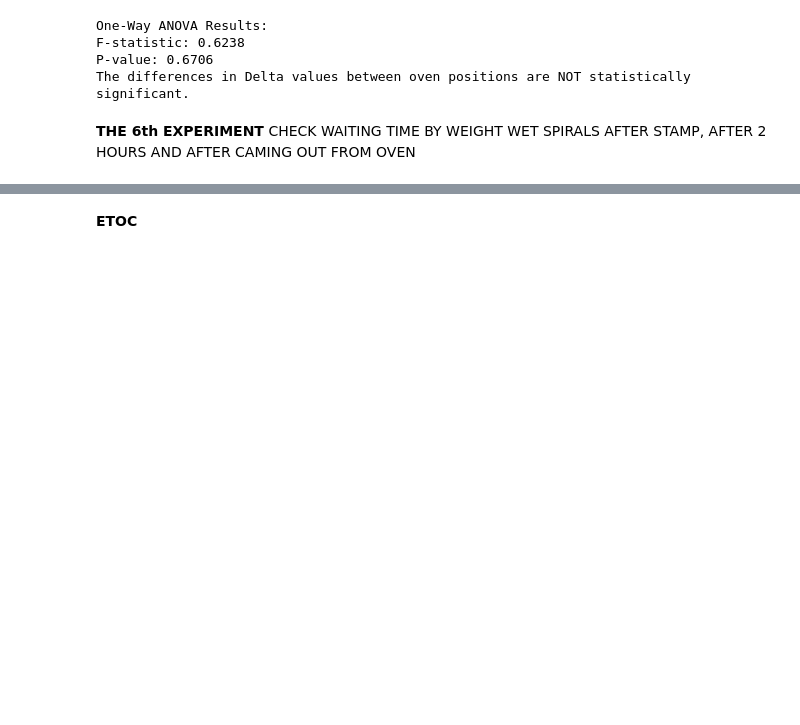
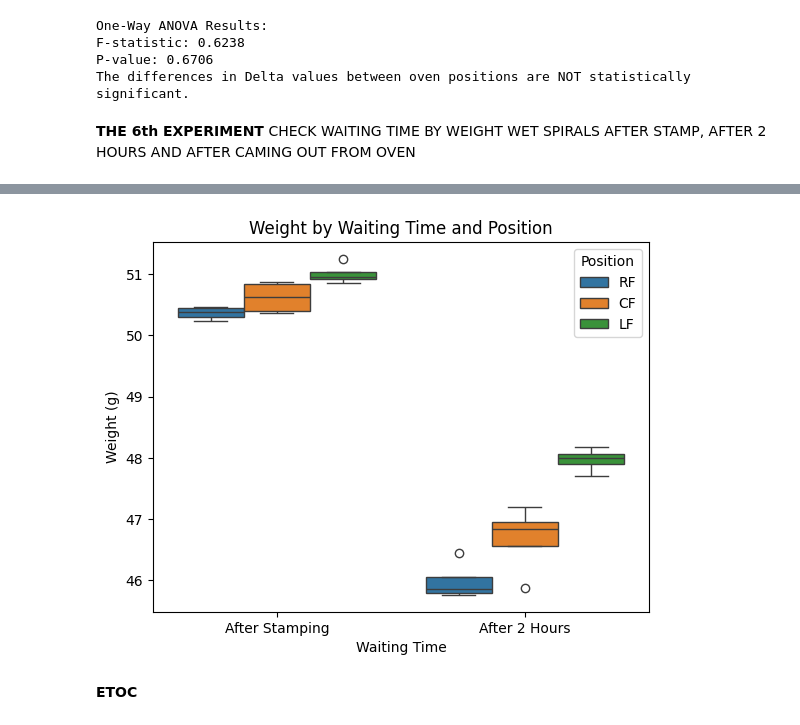
Before and after one commit to MaliheDahmardeh/ZB, a Jupyter notebook: ZB.ipynb, the cells around one changed output, grey strips where cells are left out. Drawn from its saved outputs; the diff is of its cells as text; code cells hidden in the pictures; blank space fills up the shorter version.

```diff
--- a/ZB.ipynb
+++ b/ZB.ipynb
@@ -979,3 +1216,12 @@ The differences in Delta values between oven positions are NOT statistically sig
+# %%
+sns.boxplot(data=anova_data, x='WaitingTime', y='Weight', hue='Position')
+plt.title('Weight by Waiting Time and Position')
+plt.xlabel('Waiting Time')
+plt.ylabel('Weight (g)')
+plt.legend(title='Position')
+plt.show()
+# %% [output]
+[figure, added]
 # %% [markdown]
 **ETOC**
 # %%
```
Also changed, not shown: parts of 15 cells of this notebook.
